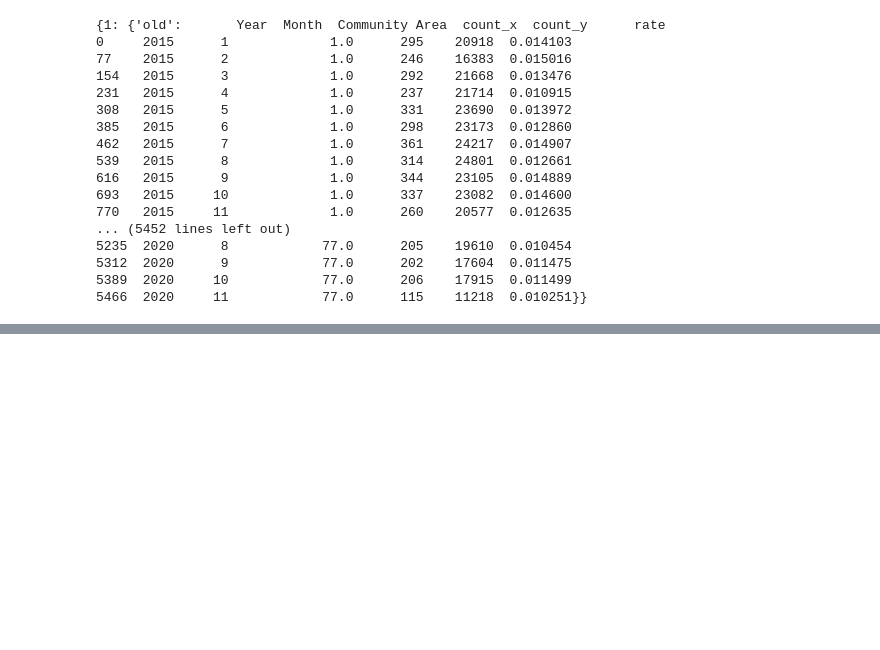
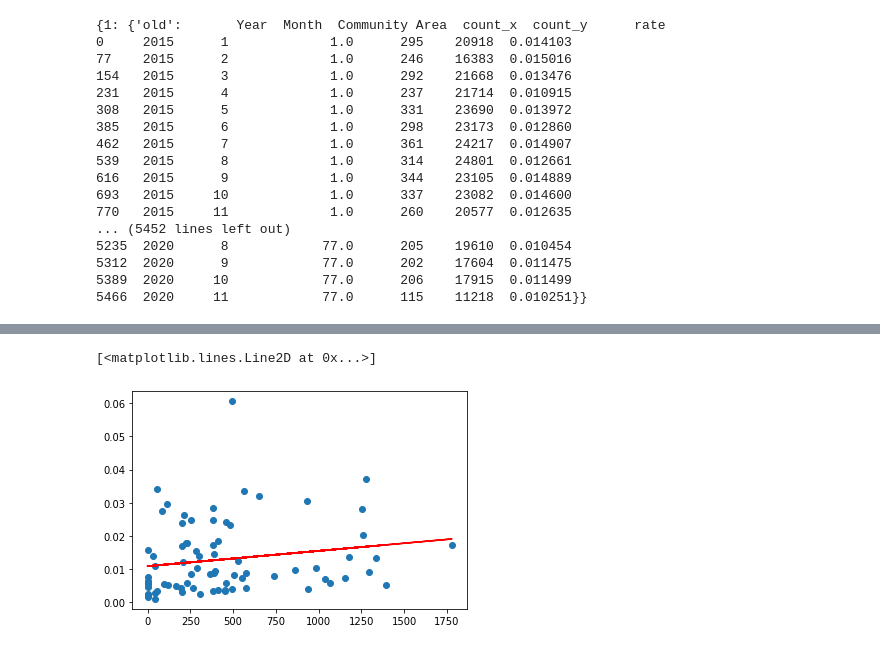
Before and after one commit to a-matai/datasiensgrup, a Jupyter notebook: src/linear_regression.ipynb, the cells around one changed output, grey strips where cells are left out. Saved outputs shown, nothing was run; the diff lists cells and outputs as text; code cells hidden in the pictures; blank space fills up the shorter version.

```diff
--- a/src/linear_regression.ipynb
+++ b/src/linear_regression.ipynb
@@ -79,7 +84,8 @@ conditions = parks1.merge(lstops1)
 #print(pop.head())
 weights = pop.filter(['Community','pop2010','w'])
 weights = weights.rename(columns={'Community':'Community Area'})
-#print(weights.columns)
+print(weights.columns)
+conditions["weights"] = weights['w']
 conditions = conditions.merge(weights)
 print(conditions.head())
 # Now conditions dataframe is ready and has all the information we need
@@ -253,0 +382,20 @@ print(d_rate)
+# %%
+#
+X = df_final['Acres']
+Y = df_final['new_rate']
+
+X = X.to_numpy()
+Y = Y.to_numpy()
+
+Y = Y.reshape(-1,1)
+X = X.reshape(-1,1)
+
+linear_regressor = lr()
+linear_regressor.fit(X,Y)
+Y_pred = linear_regressor.predict(X)
+
+plt.scatter(X,Y)
+plt.plot(X,Y_pred, color = 'red')
+# %% [output]
+[<matplotlib.lines.Line2D at 0x...>]
+[figure, added]
```
Also changed, not shown: parts of 15 cells of this notebook.
